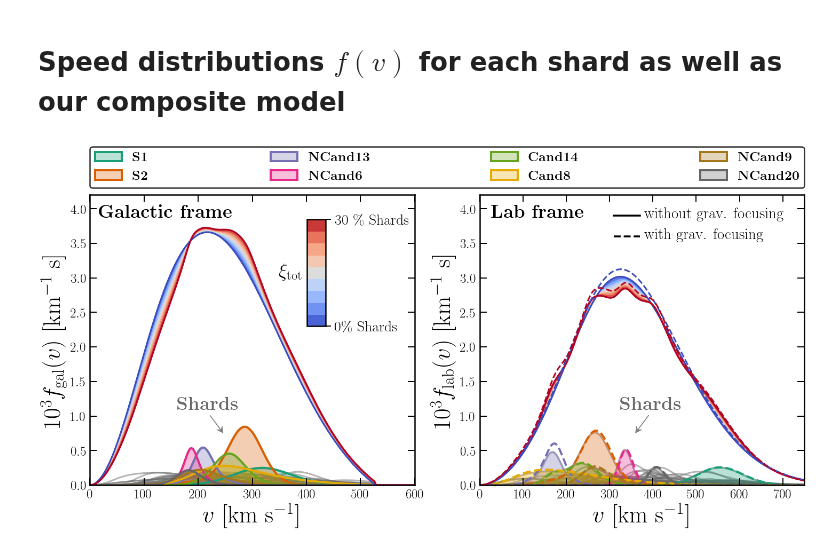
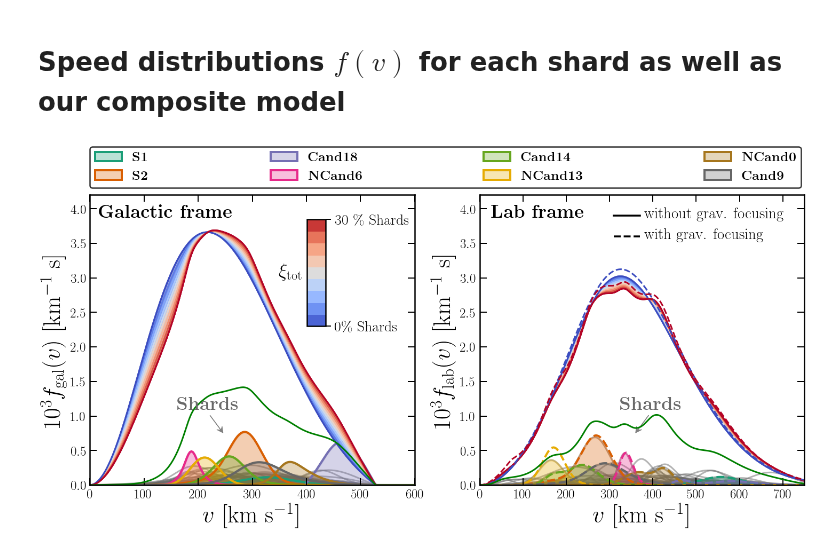
Before and after one commit to cajohare/DarkShards, a Jupyter notebook: code/Plot_SpeedDistributions.ipynb, the cells around one changed output. Drawn from its saved outputs; the diff is of its cells as text; code cells hidden in the pictures.

Commit message:
added high E data

```diff
--- a/code/Plot_SpeedDistributions.ipynb
+++ b/code/Plot_SpeedDistributions.ipynb
@@ -35,7 +35,7 @@ day = 67.0
 
 
 # Load shards
-df = pandas.read_csv('../data/FitShards.csv')
+df = pandas.read_csv('../data/FitShards_red.csv')
 names = df.group_id
 nshards = size(names)
 velocities = zeros(shape=(nshards,3))
@@ -49,7 +49,7 @@ dispersions[0:(nshards),2] = df.sigz
 pops = df.population
 Psun = df.Psun
 #weights = pops*norm.pdf(Psun,loc=0.0,scale=1.0)/norm.pdf(0.0,loc=0.0,scale=1.0)
-weights = pops*(Psun<3.0)
+weights = pops
 weights /= sum(weights)
 
 
@@ -149,6 +149,11 @@ ax2.plot(v,1e3*fv0_lab,'-',color=col[0,:],linewidth=3)
 ax2.plot(v,y2_lab,'-',color=col[-1,:],linewidth=3)
 ax2.plot(v,1e3*fv0_gf,'--',color=col[0,:],linewidth=3)
 ax2.plot(v,y2_gf,'--',color=col[-1,:],linewidth=3)
+
+ax1.plot(v,1e3*fvs_gal*xi_max,'g-',lw=3)
+ax2.plot(v,1e3*fvs_lab*xi_max,'g-',lw=3)
+
+
 
 # second "legend" for with/without GF
 ax2.plot([310,370],[3.9,3.9], 'k-',linewidth=3.5)
@@ -203,31 +208,31 @@ plt.gcf().text(0.56,0.82,r'{\bf Lab frame}',fontsize=35,color='k')
 ax1.arrow(0.37, 0.24, 0.04, -0.06, transform=ax1.transAxes,length_includes_head=True,head_width=0.02, head_length=0.02, overhang=0.4,edgecolor='gray',facecolor='gray')
 ax2.arrow(0.52, 0.24, -0.04, -0.06, transform=ax2.transAxes,length_includes_head=True,head_width=0.02, head_length=0.02, overhang=0.4,edgecolor='gray',facecolor='gray')
 
 
 
 # # Custom colorbar
 import matplotlib as mpl
 from mpl_toolkits.axes_grid1.inset_locator import inset_axes
 cbar_max = r'30 \% Shards'
 cbar_min = r'0\% Shards'
 cbaxes = inset_axes(ax1, width="5%", height="50%", bbox_to_anchor=[-30, 200, 700, 400])
 norm = mpl.colors.Normalize(vmin=0,vmax=1)
 sm = plt.cm.ScalarMappable(cmap=cmap, norm=norm)
 sm.set_array([])
 plt.colorbar(sm,cax=cbaxes,ticks=(0,1),boundaries=linspace(0,1,n_xi))
 f = plt.gcf().get_children()
 cbar = f[3]
 cbar.set_yticklabels([cbar_min, cbar_max])  # vertically oriented colorbar
 cbar.tick_params(labelsize=28)
 cbar.tick_params(which='major',direction='out',width=2,length=10,right=True,top=False,pad=7)
 cbar.tick_params(which='minor',direction='out',width=2,length=7,right=True,top=False)
 plt.gcf().text(0.33,0.66,r'$\xi_{\rm tot}$',fontsize=35,color='k')
 
 
 # Save figure
 plt.show()
 pltname = 'Shards_fv'
 fig.savefig('../plots/'+pltname+'.pdf',bbox_inches='tight')
 fig.savefig('../plots/plots_png/'+pltname+'.png',bbox_inches='tight')
 # %% [output]
-[figure, old version]
+[figure, new version]
```
Also changed, not shown: parts of 5 cells of this notebook, 18 other files.
